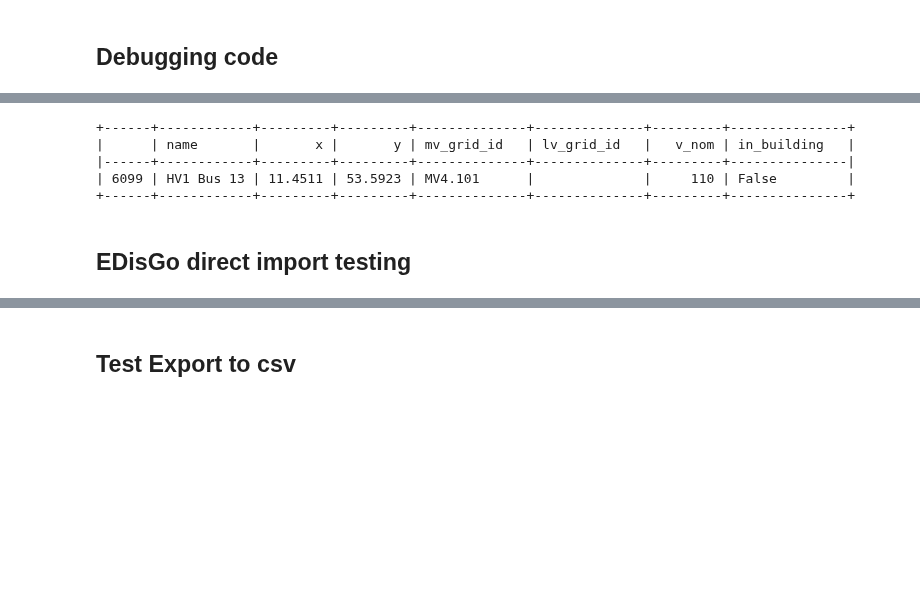
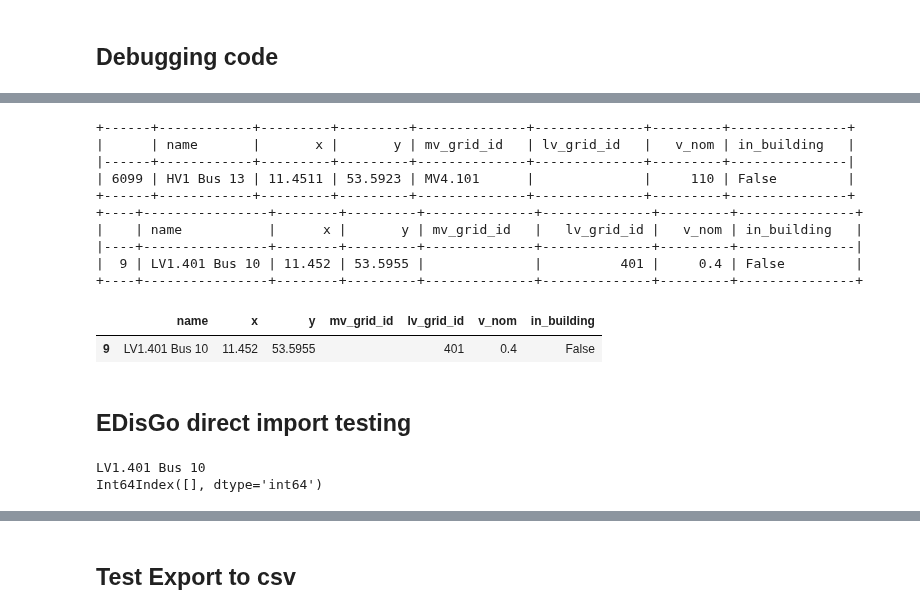
Before and after one commit to openego/eDisGo, a Jupyter notebook: edisgo/io/simbench_importer/simbench_importer.ipynb, the cells around one changed output, grey strips where cells are left out. Saved outputs shown, nothing was run; the diff lists cells and outputs as text; code cells hidden in the pictures; blank space fills up the shorter version.

Commit message:
created direct import option

```diff
--- a/edisgo/io/simbench_importer/simbench_importer.ipynb
+++ b/edisgo/io/simbench_importer/simbench_importer.ipynb
@@ -28,8 +30,8 @@ def search_str_df(df,col,search_str,invert=False):
     else:
         return df.loc[~df[col].str.contains(search_str)]
 # %%
-# grid_name = '1-MVLV-comm-all-0-no_sw'
-grid_name = '1-MVLV-semiurb-3.202-1-no_sw'
+grid_name = '1-MVLV-comm-all-0-no_sw'
+# grid_name = '1-MVLV-semiurb-3.202-1-no_sw'
 
 
 curr_path = Path.cwd()
@@ -474,32 +506,41 @@ transformers_df
 # for key in sb_ding0_dict:
 #     print ("key: " + key)
 #     if 'generators' or 'loads' in key:
 #         search_str(sb_ding0_dict[key],'bus','HV1 Bus 13',invert=False)
 #     elif 'lines' or 'transformers' in key:
 #         search_str(sb_ding0_dict[key],'bus0','HV1 Bus 13',invert=False)
 #         search_str(sb_ding0_dict[key],'bus1','HV1 Bus 13',invert=False)
 #     elif 'switches' in key:
 #         search_str(sb_ding0_dict[key],'bus_closed','HV1 Bus 13',invert=False)
 #         search_str(sb_ding0_dict[key],'bus_open','HV1 Bus 13',invert=False)
 
 # search_str(generators_df,'name','MV4.101 MV SGen 1',invert=False)
 search_str(buses_df,'name','HV',invert=False)
+search_str(buses_df,'name','LV1.401 Bus 10',invert=False)
+
 # sb_node_df = simbench_dict['Node']
 # pd_print(sb_node_df.head())
 # search_str(sb_node_df,'id','MV4.101 Bus 28',invert=False)
 # search_str(sb_node_df,'type','busbar',invert=True)
 # search_str(sb_node_df,'id','HV1 Bus 13',invert=False)
 
 # ding0_grid = parent_dir / 'Data_working' / 'ding0_test_network'
 # ding0_bus_df_csv = ding0_grid / 'buses.csv'
 # ding0_bus_df = pd.read_csv(ding0_bus_df_csv)
 # pd_print (ding0_bus_df.head())
 # search_str(ding0_bus_df,'name','hv',invert=False)
 # %% [output]
 +------+------------+---------+---------+--------------+--------------+---------+---------------+
 |      | name       |       x |       y | mv_grid_id   | lv_grid_id   |   v_nom | in_building   |
 |------+------------+---------+---------+--------------+--------------+---------+---------------|
 | 6099 | HV1 Bus 13 | 11.4511 | 53.5923 | MV4.101      |              |     110 | False         |
 +------+------------+---------+---------+--------------+--------------+---------+---------------+
++----+----------------+--------+---------+--------------+--------------+---------+---------------+
+|    | name           |      x |       y | mv_grid_id   |   lv_grid_id |   v_nom | in_building   |
+|----+----------------+--------+---------+--------------+--------------+---------+---------------|
+|  9 | LV1.401 Bus 10 | 11.452 | 53.5955 |              |          401 |     0.4 | False         |
++----+----------------+--------+---------+--------------+--------------+---------+---------------+
+|  | name | x | y | mv_grid_id | lv_grid_id | v_nom | in_building |
+| 9 | LV1.401 Bus 10 | 11.452 | 53.5955 |  | 401 | 0.4 | False |
 # %% [markdown]
 ## EDisGo direct import testing
@@ -506,31 +564,31 @@ search_str(buses_df,'name','HV',invert=False)
 # %%
-edisgo_obj = EDisGo(import_timeseries=False)
-# importing the dataframes into the edisgo_obj
-# for key in sb_ding0_dict:
-#     print(key)
-#     edisgo_obj.topology.key = sb_ding0_dict[key]
-
-edisgo_obj.topology.buses_df = buses_df
-edisgo_obj.topology.generators_df = generators_df
-edisgo_obj.topology.lines_df = lines_df
-edisgo_obj.topology.loads_df = loads_df
-edisgo_obj.topology.switches_df = switches_df
-edisgo_obj.topology.transformers_hvmv_df = transformers_hvmv_df
-edisgo_obj.topology.transformers_df = transformers_df
-
 # creating the mv grid
 edisgo_obj.topology.mv_grid = MVGrid(id=mv_grid_id, edisgo_obj=edisgo_obj)
 edisgo_obj.topology._grids = {}
 edisgo_obj.topology._grids[str(edisgo_obj.topology.mv_grid)] = edisgo_obj.topology.mv_grid
+# print(mv_grid_id)
 
 #creating the lv grid
 lv_grid_df =  search_str_df(buses_df,'name','LV',invert=False)
 # pd_print (lv_grid_df)
 lv_grid_ids = lv_grid_df['lv_grid_id'].unique()
+# print(lv_grid_ids)
 for lv_grid_id in lv_grid_ids:
         lv_grid = LVGrid(id=lv_grid_id, edisgo_obj=edisgo_obj)
         edisgo_obj.topology.mv_grid._lv_grids.append(lv_grid)
         edisgo_obj.topology._grids[str(lv_grid)] = lv_grid
+# print(edisgo_obj.topology.mv_grid._lv_grids)
+
+df = getattr(edisgo_obj.topology, "loads" + "_df")
+print (df.bus[0])
+missing = df.index[~df.bus.isin(edisgo_obj.topology.buses_df.index)]
+print (missing)
+# print (edisgo_obj.topology.buses_df.index)
+
+# _validate_ding0_grid_import(edisgo_obj.topology)
+# %% [output]
+LV1.401 Bus 10
+Int64Index([], dtype='int64')
 # %%
 # print(edisgo_obj.__dict__)
 # print(edisgo_obj.topology.__dict__)
```
Also changed, not shown: parts of 17 cells of this notebook, 2 other files.
